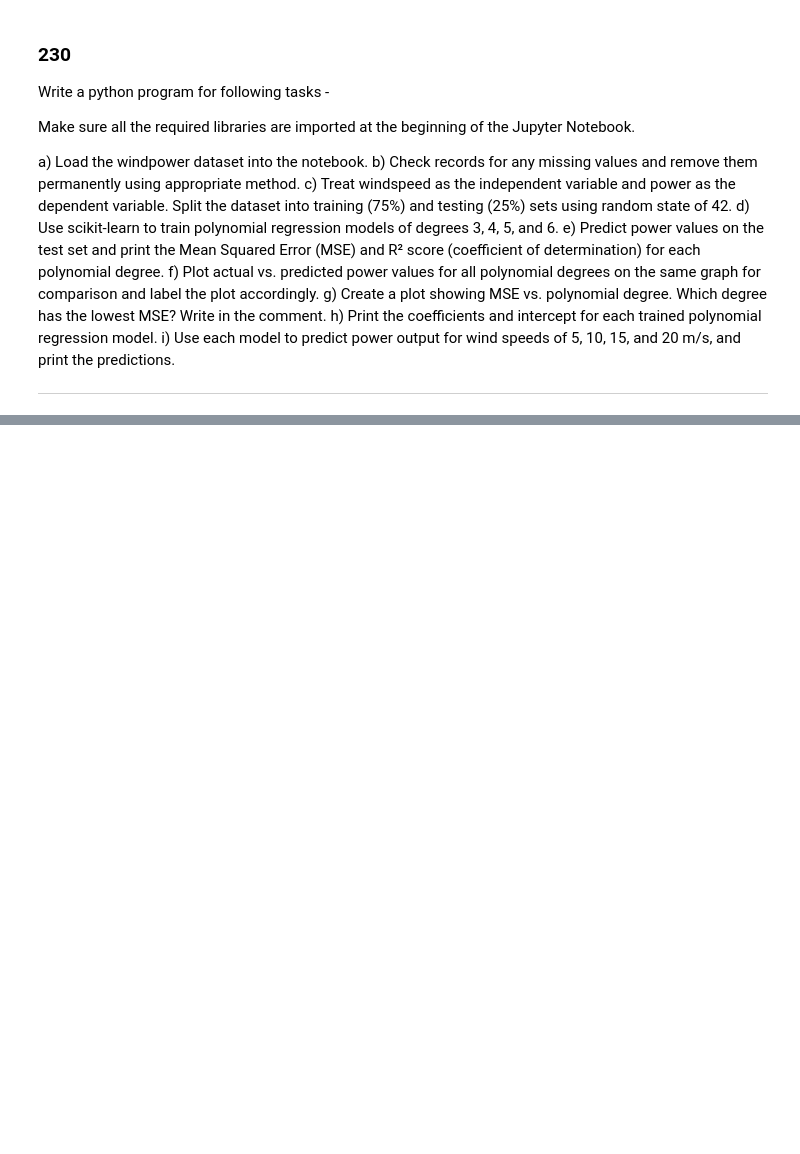
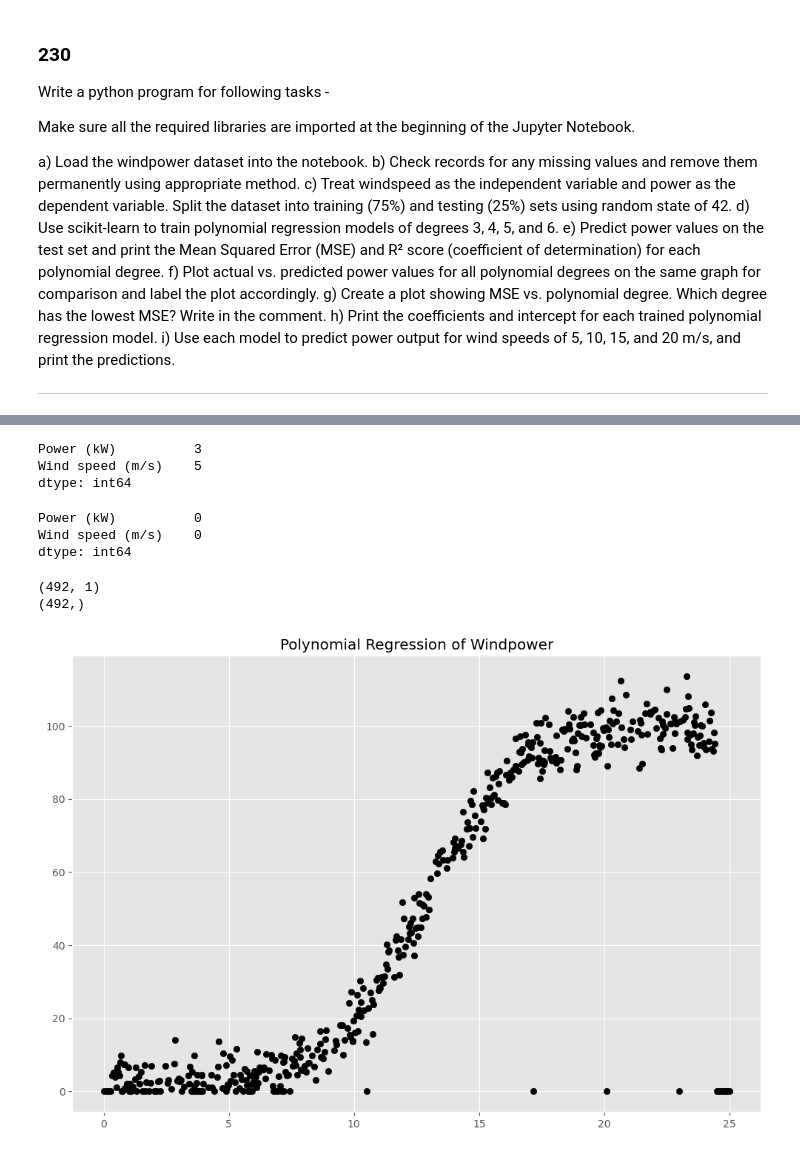
Before and after one commit to Satyajeetsinh007/Python-2, a Jupyter notebook: Regression&Classifiaction of model/UNIT-4_PB.ipynb, the cells around one changed output, grey strips where cells are left out. Saved outputs shown, nothing was run; the diff lists cells and outputs as text; code cells hidden in the pictures; blank space fills up the shorter version.

```diff
--- a/Regression&Classifiaction of model/UNIT-4_PB.ipynb
+++ b/Regression&Classifiaction of model/UNIT-4_PB.ipynb
@@ -293,3 +359,6 @@ h) Print the coefficients and intercept for each trained polynomial regression m
 i) Use each model to predict power output for wind speeds of 5, 10, 15, and 20 m/s, and print the predictions.
 
 ---
+# %%
+df=pd.read_csv("https://raw.githubusercontent.com/patelmanishv/Sem4Data/refs/heads/main/Datasets/windpower.csv");
+df
@@ -295,0 +379,41 @@ i) Use each model to predict power output for wind speeds of 5, 10, 15, and 20 m
+# %%
+df.isna().sum()
+# %% [output]
+Power (kW)          3
+Wind speed (m/s)    5
+dtype: int64
+# %%
+df.dropna(inplace=True)
+# %%
+df.isna().sum()
+# %% [output]
+Power (kW)          0
+Wind speed (m/s)    0
+dtype: int64
+# %%
+# Treat windspeed as the independent variable and power as the dependent variable.
+# Split the dataset into training (75%) and testing (25%) sets using random state of 42.
+x=df[["Wind speed (m/s)"]]
+y=df["Power (kW)"];
+print(x.shape);
+print(y.shape);
+# %% [output]
+(492, 1)
+(492,)
+# %%
+from sklearn.model_selection import train_test_split
+
+x_train,x_test,y_train,y_test=train_test_split(x,y,test_size=0.25,random_state=42);
+
+# Use scikit-learn to train polynomial regression models of degrees 3, 4, 5, and 6.
+
+
+
+import seaborn as sns;
+import matplotlib.pyplot as plt
+# plt.style.use('ggplot');
+plt.figure(figsize=(12,8));
+plt.title("Polynomial Regression of Windpower");
+plt.scatter(x,y,color='k',label='truevalues');
+# %% [output]
+[figure, added]
```
Also changed, not shown: parts of 5 cells of this notebook.
